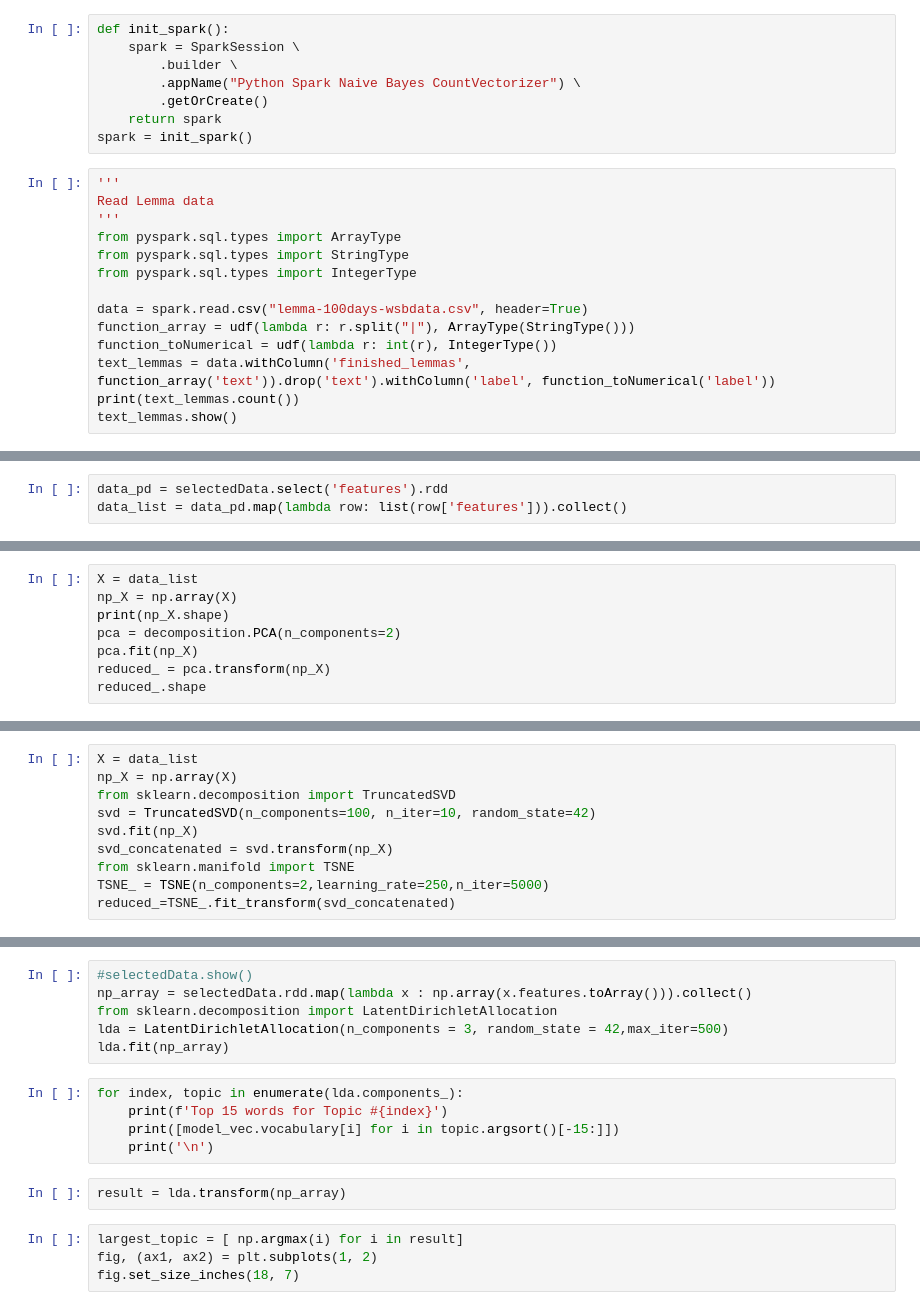
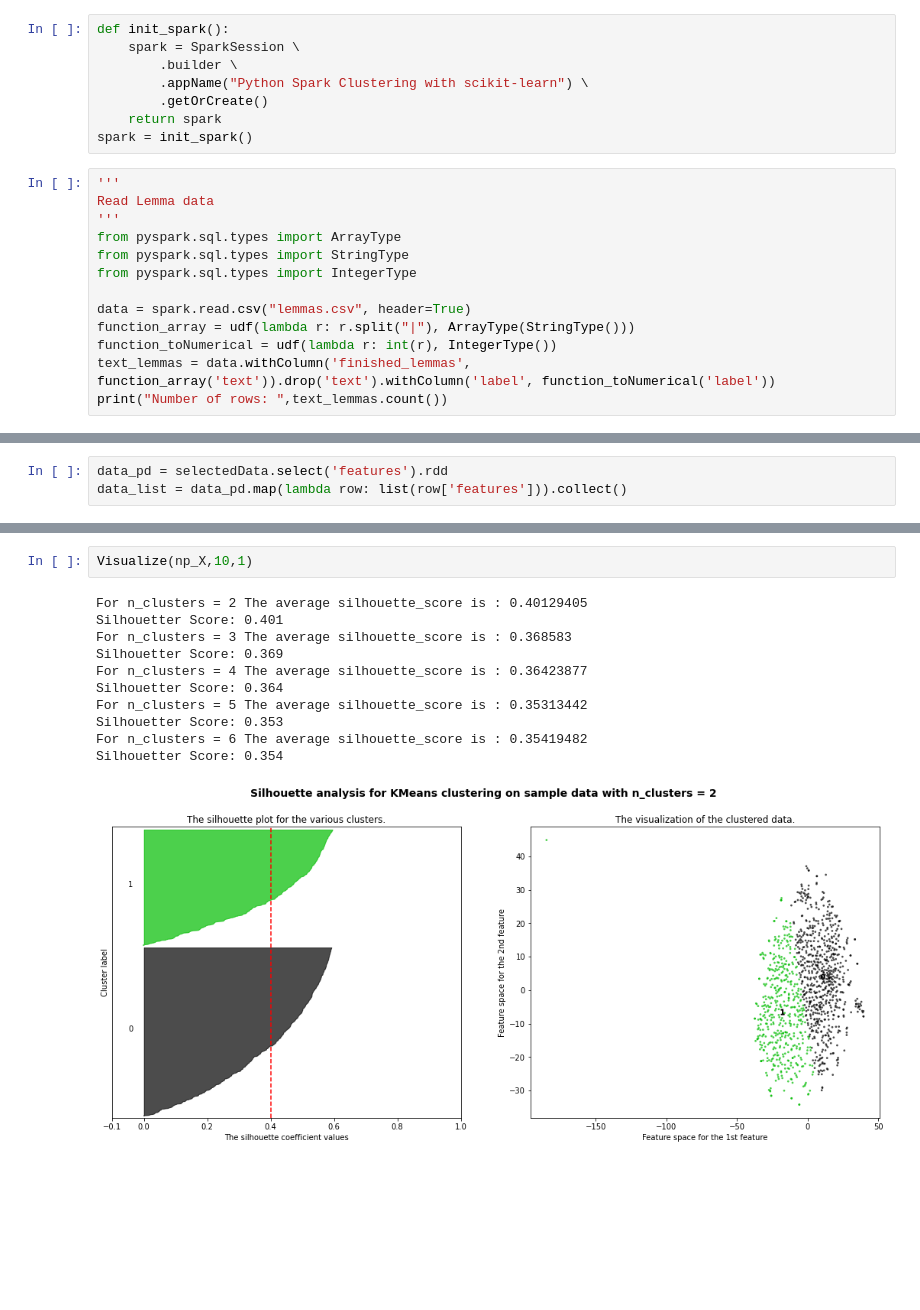
Before and after one commit to Fryingpannn/WallStreetBets_BigDataAnalysis, a Jupyter notebook: ML Model Training/WallStreetBets-Clustering.ipynb, the cells around one changed output, grey strips where cells are left out. Drawn from its saved outputs; the diff is of its cells as text; blank space fills up the shorter version.

```diff
--- a/ML Model Training/WallStreetBets-Clustering.ipynb
+++ b/ML Model Training/WallStreetBets-Clustering.ipynb
@@ -72,7 +62,7 @@ from sklearn import decomposition
 def init_spark():
     spark = SparkSession \
         .builder \
-        .appName("Python Spark Naive Bayes CountVectorizer") \
+        .appName("Python Spark Clustering with scikit-learn") \
         .getOrCreate()
     return spark
 spark = init_spark()
@@ -84,10 +74,9 @@ from pyspark.sql.types import ArrayType
 from pyspark.sql.types import StringType
 from pyspark.sql.types import IntegerType
 
-data = spark.read.csv("lemma-100days-wsbdata.csv", header=True)
+data = spark.read.csv("lemmas.csv", header=True)
 function_array = udf(lambda r: r.split("|"), ArrayType(StringType()))
 function_toNumerical = udf(lambda r: int(r), IntegerType())
 text_lemmas = data.withColumn('finished_lemmas', function_array('text')).drop('text').withColumn('label', function_toNumerical('label'))
-print(text_lemmas.count())
-text_lemmas.show()
+print("Number of rows: ",text_lemmas.count())
 # %% [output]
@@ -262,8 +153,0 @@ https://scikit-learn.org/stable/auto_examples/cluster/plot_kmeans_silhouette_ana
-# %%
-X = data_list
-np_X = np.array(X)
-print(np_X.shape)
-pca = decomposition.PCA(n_components=2)
-pca.fit(np_X)
-reduced_ = pca.transform(np_X)
-reduced_.shape
@@ -273,13 +154,3 @@ reduced_.shape
-# %%
-X = data_list
-np_X = np.array(X)
-from sklearn.decomposition import TruncatedSVD
-svd = TruncatedSVD(n_components=100, n_iter=10, random_state=42)
-svd.fit(np_X)
-svd_concatenated = svd.transform(np_X)
-from sklearn.manifold import TSNE
-TSNE_ = TSNE(n_components=2,learning_rate=250,n_iter=5000)
-reduced_=TSNE_.fit_transform(svd_concatenated)
 # %%
 from sklearn.cluster import KMeans
 from sklearn.metrics import silhouette_score
@@ -403,17 +274,14 @@ Silhouetter Score: 0.374
-# %%
-#selectedData.show()
-np_array = selectedData.rdd.map(lambda x : np.array(x.features.toArray())).collect()
-from sklearn.decomposition import LatentDirichletAllocation
-lda = LatentDirichletAllocation(n_components = 3, random_state = 42,max_iter=500)
-lda.fit(np_array)
-# %%
-for index, topic in enumerate(lda.components_):
-    print(f'Top 15 words for Topic #{index}')
-    print([model_vec.vocabulary[i] for i in topic.argsort()[-15:]])
-    print('\n')
-# %%
-result = lda.transform(np_array)
-# %%
-largest_topic = [ np.argmax(i) for i in result]
-fig, (ax1, ax2) = plt.subplots(1, 2)
-fig.set_size_inches(18, 7)
+# %%
+Visualize(np_X,10,1)
+# %% [output]
+For n_clusters = 2 The average silhouette_score is : 0.40129405
+Silhouetter Score: 0.401
+For n_clusters = 3 The average silhouette_score is : 0.368583
+Silhouetter Score: 0.369
+For n_clusters = 4 The average silhouette_score is : 0.36423877
+Silhouetter Score: 0.364
+For n_clusters = 5 The average silhouette_score is : 0.35313442
+Silhouetter Score: 0.353
+For n_clusters = 6 The average silhouette_score is : 0.35419482
+Silhouetter Score: 0.354
+[figure, added]
```
Also changed, not shown: parts of 20 cells of this notebook, 6 other files.
